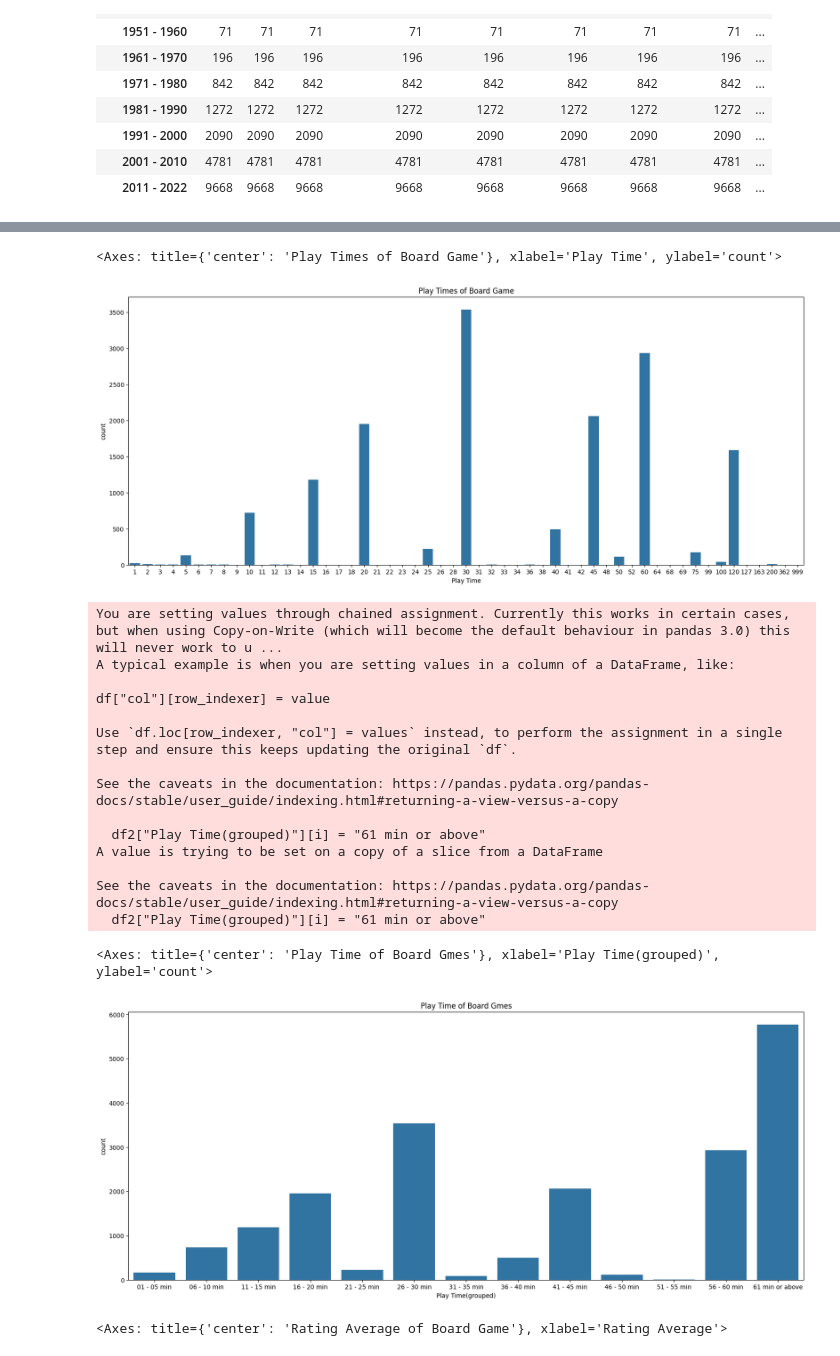
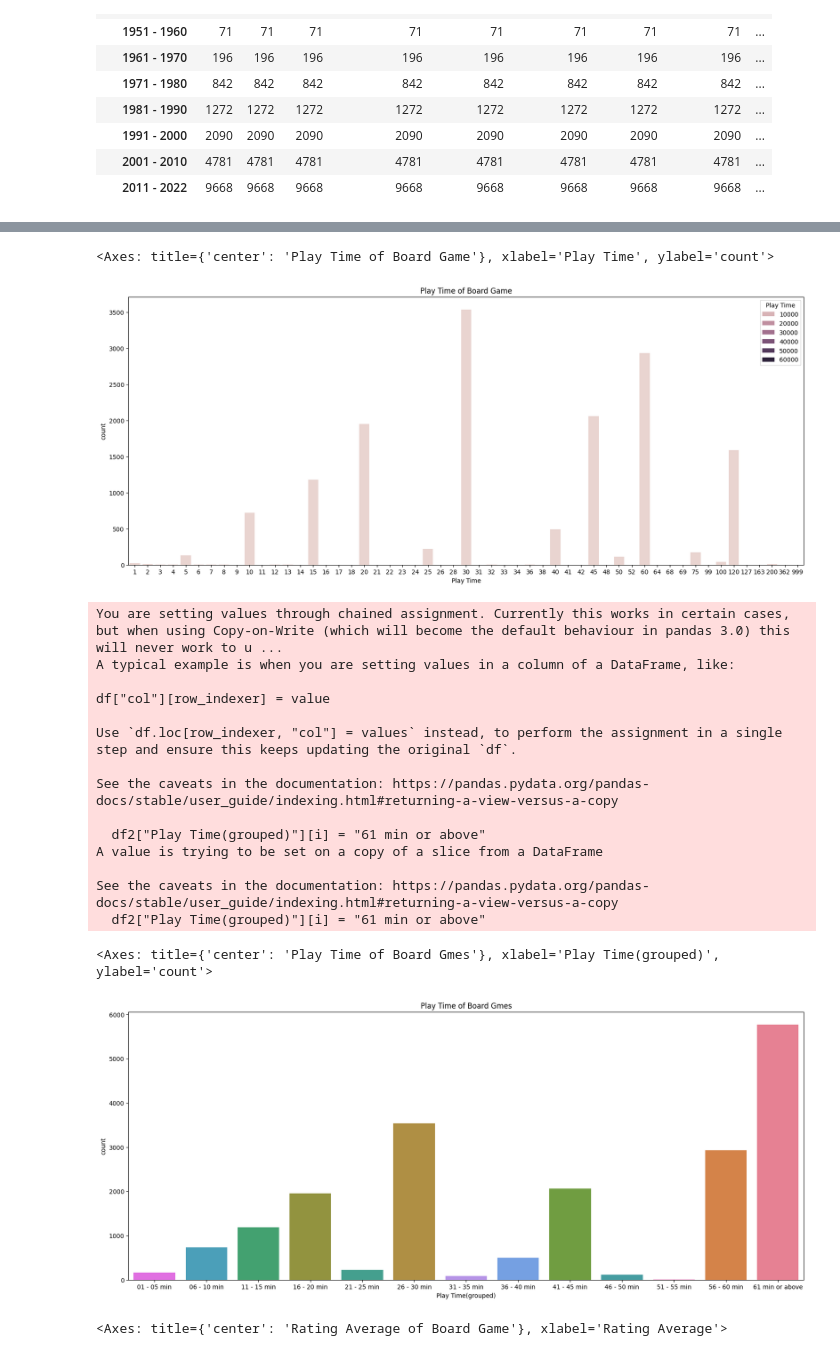
Before and after one commit to DovWong/EDA-PRoject, a Jupyter notebook: Start.ipynb, the cells around one changed output, grey strips where cells are left out. Saved outputs shown, nothing was run; the diff lists cells and outputs as text; code cells hidden in the pictures.

```diff
--- a/Start.ipynb
+++ b/Start.ipynb
@@ -466,11 +469,11 @@ for i in range(0, df2_total_number):
         print("Error!")
 # %%
 plt.figure(figsize=(20,8))
-plt.title("Play Times of Board Game")
-sns.countplot(x = "Play Time", data = df2, order = max_player_list)
+plt.title("Play Time of Board Game")
+sns.countplot(x = "Play Time", data = df2, hue = "Play Time", order = max_player_list)
 # %% [output]
-<Axes: title={'center': 'Play Times of Board Game'}, xlabel='Play Time', ylabel='count'>
+<Axes: title={'center': 'Play Time of Board Game'}, xlabel='Play Time', ylabel='count'>
-[figure, old version]
+[figure, new version]
 # %%
 df2["Play Time(grouped)"] = 0
 for i in range(0, df2["Play Time"].count()):
@@ -494,35 +497,35 @@ for i in range(0, df2["Play Time"].count()):
         df2["Play Time(grouped)"][i] = "41 - 45 min"
     elif df2["Play Time"][i] <= 50:
         df2["Play Time(grouped)"][i] = "46 - 50 min"
     elif df2["Play Time"][i] <= 55:
         df2["Play Time(grouped)"][i] = "51 - 55 min"
     elif df2["Play Time"][i] <= 60:
         df2["Play Time(grouped)"][i] = "56 - 60 min"
     else:
         df2["Play Time(grouped)"][i] = "61 min or above"
 
 play_time_list = sorted(list(set(df2["Play Time(grouped)"].sort_values())))
 plt.figure(figsize=(20,8))
 #plt.figure(figsize=(10,4))
 plt.title("Play Time of Board Gmes")
-sns.countplot(x = "Play Time(grouped)", data = df2, order = play_time_list)
+sns.countplot(x = "Play Time(grouped)", data = df2, hue = "Play Time(grouped)", order = play_time_list)
 # %% [output]
 You are setting values through chained assignment. Currently this works in certain cases, but when using Copy-on-Write (which will become the default behaviour in pandas 3.0) this will never work to u ...
 A typical example is when you are setting values in a column of a DataFrame, like:
 
 df["col"][row_indexer] = value
 
 Use `df.loc[row_indexer, "col"] = values` instead, to perform the assignment in a single step and ensure this keeps updating the original `df`.
 
 See the caveats in the documentation: https://pandas.pydata.org/pandas-docs/stable/user_guide/indexing.html#returning-a-view-versus-a-copy
 
   df2["Play Time(grouped)"][i] = "61 min or above"
 A value is trying to be set on a copy of a slice from a DataFrame
 
 See the caveats in the documentation: https://pandas.pydata.org/pandas-docs/stable/user_guide/indexing.html#returning-a-view-versus-a-copy
   df2["Play Time(grouped)"][i] = "61 min or above"
 <Axes: title={'center': 'Play Time of Board Gmes'}, xlabel='Play Time(grouped)', ylabel='count'>
-[figure, old version]
+[figure, new version]
 # %%
 plt.figure(figsize=(20,8))
 plt.title("Rating Average of Board Game")
```
Also changed, not shown: parts of 28 cells of this notebook, 2 other files.
